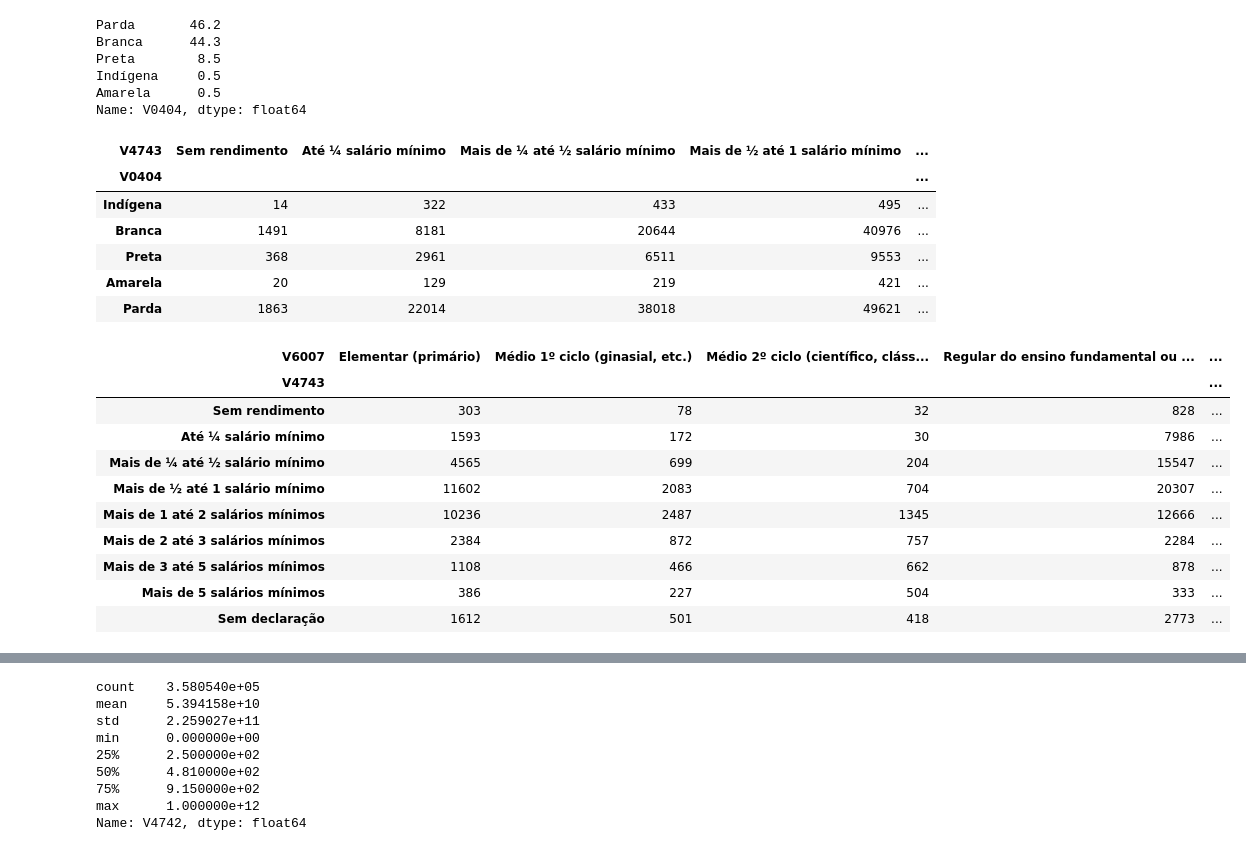
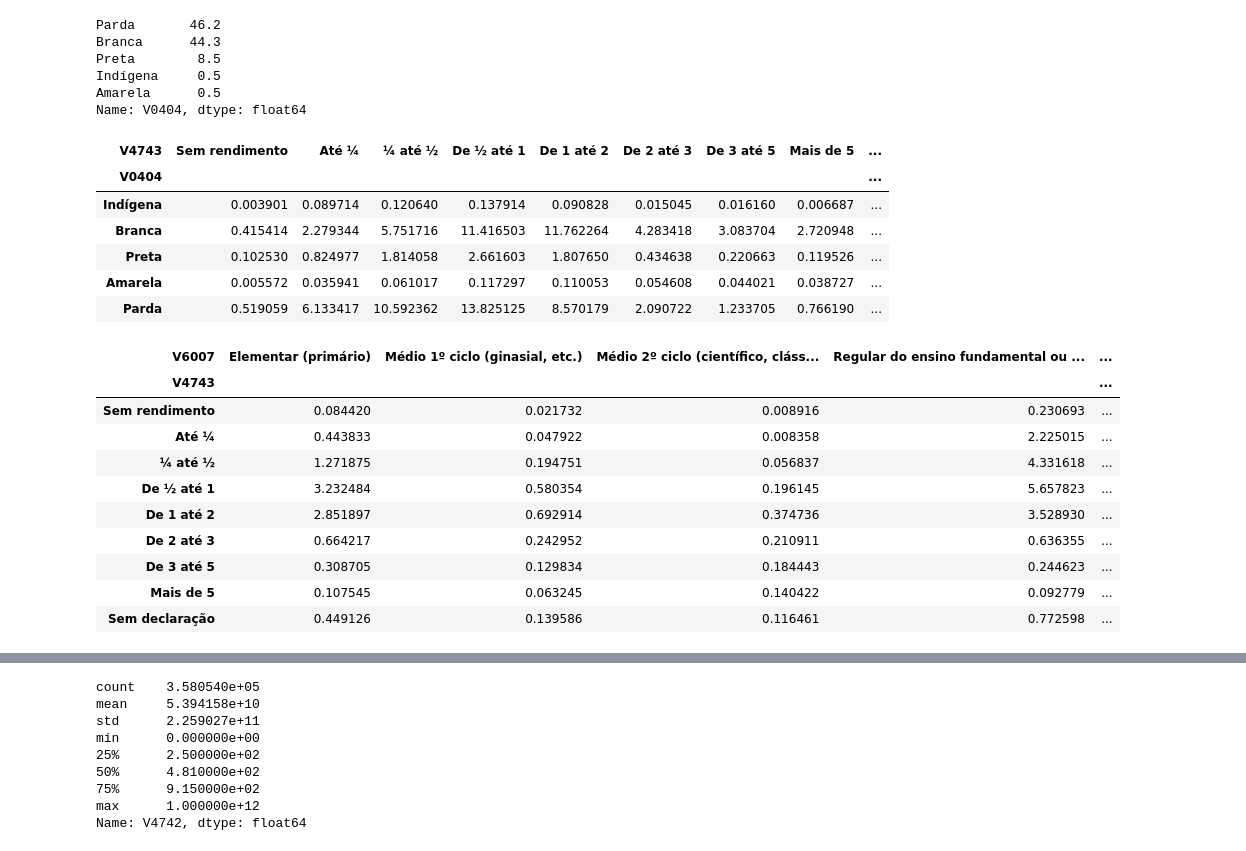
Before and after one commit to leonardoimakuma/cd2018, a Jupyter notebook: Projeto1 Layout.ipynb, the cells around one changed output, grey strips where cells are left out. Saved outputs shown, nothing was run; the diff lists cells and outputs as text; code cells hidden in the pictures.

```diff
--- a/Projeto1 Layout.ipynb
+++ b/Projeto1 Layout.ipynb
@@ -34,17 +34,15 @@ C:\Users\Leonardo\OneDrive\insper\dps 2018\ciencia dos dados\projeto 1
 dd2011=pd.read_csv('PES2011.csv',sep=',')
 # %%
 #Pegar as colunas
-dadosID2011= dd2011.loc[: ,["UF","V0302","V6007","V0601","V4743","V0404","V8005","V4742"]]
+dadosID2011= dd2011.loc[: ,["V0302","V6007","V4743","V0404","V8005","V4742"]]
 # %%
 
 dadosID2011.V0302=dadosID2011.V0302.astype("category")
 dadosID2011.V0302.cat.categories=(['Masculino','Feminino'])
 dadosID2011.V6007=dadosID2011.V6007.astype("category")
 dadosID2011.V6007.cat.categories=(['Elementar (primário)','Médio 1º ciclo (ginasial, etc.)','Médio 2º ciclo (científico, clássico, etc.)','Regular do ensino fundamental ou do 1º grau','Regular do ensino médio ou do 2º grau','Educação de jovens e adultos ou supletivo do ensino fundamental ou do 1º grau','Educação de jovens e adultos ou supletivo de ensino médio ou do 2º grau','Superior de graduação','Mestrado ou doutorado','Alfabetização de jovens e adultos','Creche','Classe de alfabetização - CA ','Maternal, jardim de infância etc.'])
-dadosID2011.V0601=dadosID2011.V0601.astype("category")
-dadosID2011.V0601.cat.categories=(['Sim','Não'])
 dadosID2011.V4743=dadosID2011.V4743.astype("category")
-dadosID2011.V4743.cat.categories=(['Sem rendimento','Até ¼ salário mínimo','Mais de ¼ até ½ salário mínimo','Mais de ½ até 1 salário mínimo','Mais de 1 até 2 salários mínimos','Mais de 2 até 3 salários mínimos','Mais de 3 até 5 salários mínimos','Mais de 5 salários mínimos','Sem declaração'])
+dadosID2011.V4743.cat.categories=(['Sem rendimento','Até ¼ ','¼ até ½ ','De ½ até 1 ','De 1 até 2 ','De 2 até 3 ','De 3 até 5','Mais de 5','Sem declaração'])
 dadosID2011.V0404=dadosID2011.V0404.astype("category")
 dadosID2011.V0404.cat.categories=(['Indígena','Branca','Preta','Amarela','Parda'])
 dadosID2011.V4742=dadosID2011.V4742.astype('float')
@@ -105,32 +120,32 @@ Indígena     0.5
 Amarela      0.5
 Name: V0404, dtype: float64
 # %%
-
-salariocor = pd.crosstab([dadosID2011.V0404],dadosID2011.V4743)#*(100/358919)
+#Freq.relativa (%) por faixa salarial
+salariocor = pd.crosstab([dadosID2011.V0404],dadosID2011.V4743)*(100/358919)
 salariocor
 # %% [output]
-| V4743 | Sem rendimento | Até ¼ salário mínimo | Mais de ¼ até ½ salário mínimo | Mais de ½ até 1 salário mínimo | ... |
-| V0404 |  |  |  |  | ... |
-| Indígena | 14 | 322 | 433 | 495 | ... |
-| Branca | 1491 | 8181 | 20644 | 40976 | ... |
-| Preta | 368 | 2961 | 6511 | 9553 | ... |
-| Amarela | 20 | 129 | 219 | 421 | ... |
-| Parda | 1863 | 22014 | 38018 | 49621 | ... |
+| V4743 | Sem rendimento | Até ¼ | ¼ até ½ | De ½ até 1 | De 1 até 2 | De 2 até 3 | De 3 até 5 | Mais de 5 | ... |
+| V0404 |  |  |  |  |  |  |  |  | ... |
+| Indígena | 0.003901 | 0.089714 | 0.120640 | 0.137914 | 0.090828 | 0.015045 | 0.016160 | 0.006687 | ... |
+| Branca | 0.415414 | 2.279344 | 5.751716 | 11.416503 | 11.762264 | 4.283418 | 3.083704 | 2.720948 | ... |
+| Preta | 0.102530 | 0.824977 | 1.814058 | 2.661603 | 1.807650 | 0.434638 | 0.220663 | 0.119526 | ... |
+| Amarela | 0.005572 | 0.035941 | 0.061017 | 0.117297 | 0.110053 | 0.054608 | 0.044021 | 0.038727 | ... |
+| Parda | 0.519059 | 6.133417 | 10.592362 | 13.825125 | 8.570179 | 2.090722 | 1.233705 | 0.766190 | ... |
 # %%
 #salario por escolaridade
-edusal=pd.crosstab([dadosID2011.V4743],dadosID2011.V6007)
+edusal=pd.crosstab([dadosID2011.V4743],dadosID2011.V6007)*(100/358919)
 edusal
 # %% [output]
 | V6007 | Elementar (primário) | Médio 1º ciclo (ginasial, etc.) | Médio 2º ciclo (científico, cláss... | Regular do ensino fundamental ou ... | ... |
 | V4743 |  |  |  |  | ... |
-| Sem rendimento | 303 | 78 | 32 | 828 | ... |
-| Até ¼ salário mínimo | 1593 | 172 | 30 | 7986 | ... |
-| Mais de ¼ até ½ salário mínimo | 4565 | 699 | 204 | 15547 | ... |
-| Mais de ½ até 1 salário mínimo | 11602 | 2083 | 704 | 20307 | ... |
-| Mais de 1 até 2 salários mínimos | 10236 | 2487 | 1345 | 12666 | ... |
-| Mais de 2 até 3 salários mínimos | 2384 | 872 | 757 | 2284 | ... |
-| Mais de 3 até 5 salários mínimos | 1108 | 466 | 662 | 878 | ... |
-| Mais de 5 salários mínimos | 386 | 227 | 504 | 333 | ... |
-| Sem declaração | 1612 | 501 | 418 | 2773 | ... |
+| Sem rendimento | 0.084420 | 0.021732 | 0.008916 | 0.230693 | ... |
+| Até ¼ | 0.443833 | 0.047922 | 0.008358 | 2.225015 | ... |
+| ¼ até ½ | 1.271875 | 0.194751 | 0.056837 | 4.331618 | ... |
+| De ½ até 1 | 3.232484 | 0.580354 | 0.196145 | 5.657823 | ... |
+| De 1 até 2 | 2.851897 | 0.692914 | 0.374736 | 3.528930 | ... |
+| De 2 até 3 | 0.664217 | 0.242952 | 0.210911 | 0.636355 | ... |
+| De 3 até 5 | 0.308705 | 0.129834 | 0.184443 | 0.244623 | ... |
+| Mais de 5 | 0.107545 | 0.063245 | 0.140422 | 0.092779 | ... |
+| Sem declaração | 0.449126 | 0.139586 | 0.116461 | 0.772598 | ... |
 # %%
 #salario por escolaridade e cor/raça
```
Also changed, not shown: parts of 12 cells of this notebook.
